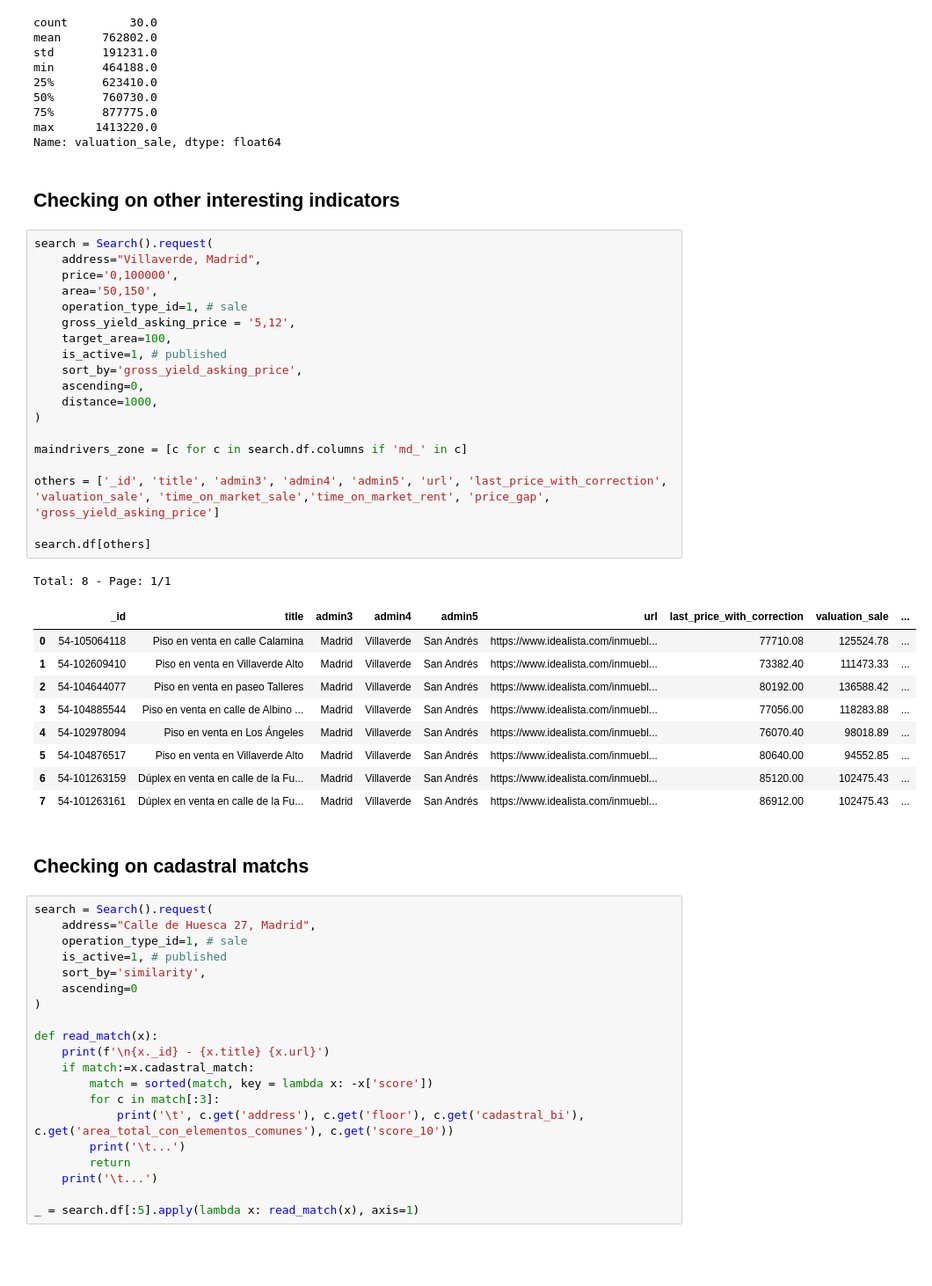
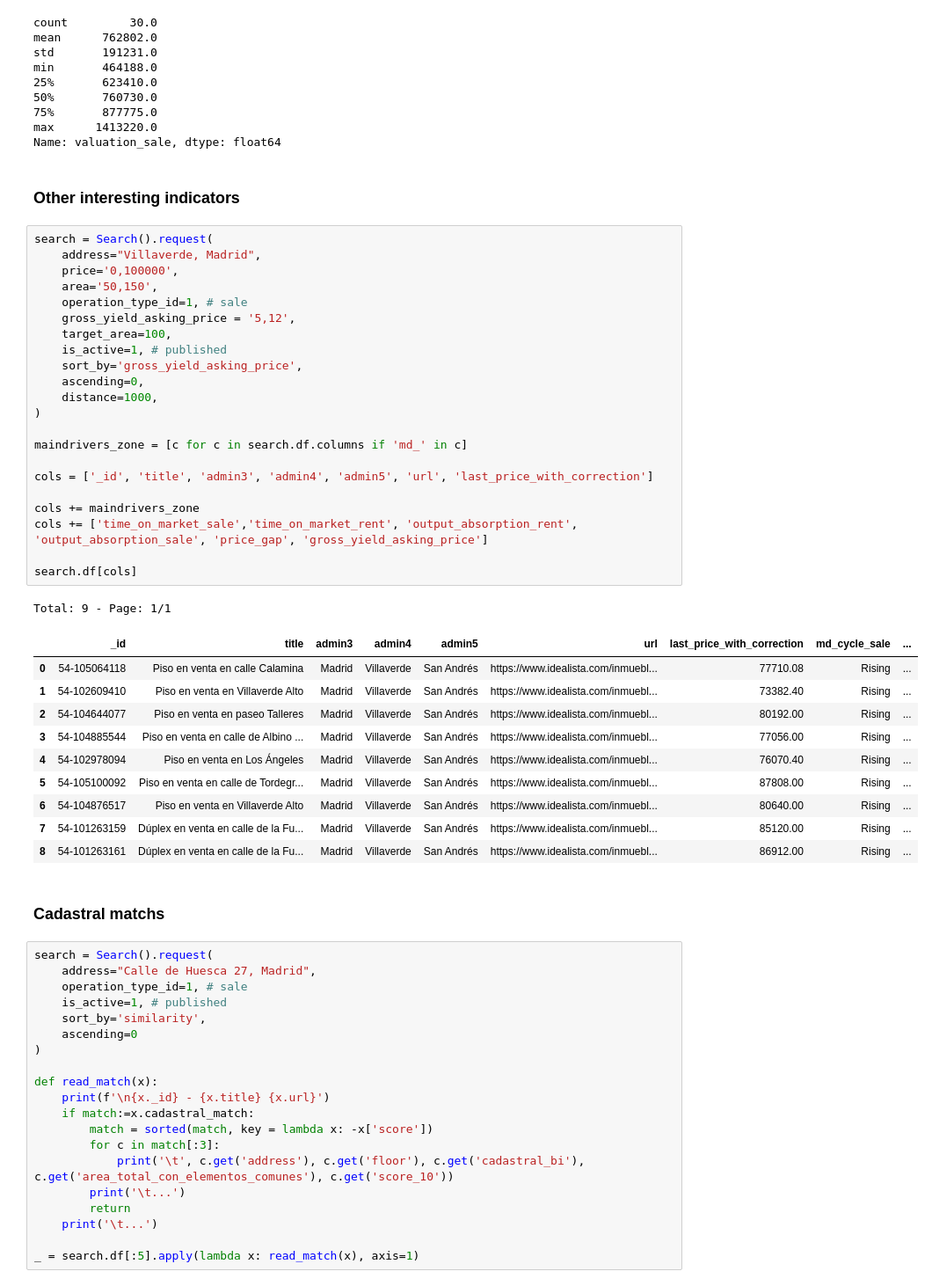
Before and after one commit to urbandataanalytics/pulse-api-getting-started, a Jupyter notebook: 2-Search.ipynb, the cells around one changed output. Shown at 88% size. Saved outputs shown, nothing was run; the diff lists cells and outputs as text; blank space fills up the shorter version.

```diff
--- a/2-Search.ipynb
+++ b/2-Search.ipynb
@@ -139,39 +145,43 @@ min       464188.0
 max      1413220.0
 Name: valuation_sale, dtype: float64
 # %% [markdown]
-## Checking on other interesting indicators
+### Other interesting indicators
-# %%
-search = Search().request(
-    address="Villaverde, Madrid",
-    price='0,100000',
-    area='50,150',
-    operation_type_id=1, # sale
-    gross_yield_asking_price = '5,12',
-    target_area=100,
-    is_active=1, # published
-    sort_by='gross_yield_asking_price',
-    ascending=0,
-    distance=1000,
-)
-
-maindrivers_zone = [c for c in search.df.columns if 'md_' in c]
-
-others = ['_id', 'title', 'admin3', 'admin4', 'admin5', 'url', 'last_price_with_correction', 'valuation_sale', 'time_on_market_sale','time_on_market_rent', 'price_gap', 'gross_yield_asking_price']
-
-search.df[others]
-# %% [output]
-Total: 8 - Page: 1/1
-|  | _id | title | admin3 | admin4 | admin5 | url | last_price_with_correction | valuation_sale | ... |
-| 0 | 54-105064118 | Piso en venta en calle Calamina | Madrid | Villaverde | San Andrés | https://www.idealista.com/inmuebl... | 77710.08 | 125524.78 | ... |
-| 1 | 54-102609410 | Piso en venta en Villaverde Alto | Madrid | Villaverde | San Andrés | https://www.idealista.com/inmuebl... | 73382.40 | 111473.33 | ... |
-| 2 | 54-104644077 | Piso en venta en paseo Talleres | Madrid | Villaverde | San Andrés | https://www.idealista.com/inmuebl... | 80192.00 | 136588.42 | ... |
-| 3 | 54-104885544 | Piso en venta en calle de Albino ... | Madrid | Villaverde | San Andrés | https://www.idealista.com/inmuebl... | 77056.00 | 118283.88 | ... |
-| 4 | 54-102978094 | Piso en venta en Los Ángeles | Madrid | Villaverde | San Andrés | https://www.idealista.com/inmuebl... | 76070.40 | 98018.89 | ... |
-| 5 | 54-104876517 | Piso en venta en Villaverde Alto | Madrid | Villaverde | San Andrés | https://www.idealista.com/inmuebl... | 80640.00 | 94552.85 | ... |
-| 6 | 54-101263159 | Dúplex en venta en calle de la Fu... | Madrid | Villaverde | San Andrés | https://www.idealista.com/inmuebl... | 85120.00 | 102475.43 | ... |
-| 7 | 54-101263161 | Dúplex en venta en calle de la Fu... | Madrid | Villaverde | San Andrés | https://www.idealista.com/inmuebl... | 86912.00 | 102475.43 | ... |
+# %%
+search = Search().request(
+    address="Villaverde, Madrid",
+    price='0,100000',
+    area='50,150',
+    operation_type_id=1, # sale
+    gross_yield_asking_price = '5,12',
+    target_area=100,
+    is_active=1, # published
+    sort_by='gross_yield_asking_price',
+    ascending=0,
+    distance=1000,
+)
+
+maindrivers_zone = [c for c in search.df.columns if 'md_' in c]
+
+cols = ['_id', 'title', 'admin3', 'admin4', 'admin5', 'url', 'last_price_with_correction']
+
+cols += maindrivers_zone
+cols += ['time_on_market_sale','time_on_market_rent', 'output_absorption_rent', 'output_absorption_sale', 'price_gap', 'gross_yield_asking_price']
+
+search.df[cols]
+# %% [output]
+Total: 9 - Page: 1/1
+|  | _id | title | admin3 | admin4 | admin5 | url | last_price_with_correction | md_cycle_sale | ... |
+| 0 | 54-105064118 | Piso en venta en calle Calamina | Madrid | Villaverde | San Andrés | https://www.idealista.com/inmuebl... | 77710.08 | Rising | ... |
+| 1 | 54-102609410 | Piso en venta en Villaverde Alto | Madrid | Villaverde | San Andrés | https://www.idealista.com/inmuebl... | 73382.40 | Rising | ... |
+| 2 | 54-104644077 | Piso en venta en paseo Talleres | Madrid | Villaverde | San Andrés | https://www.idealista.com/inmuebl... | 80192.00 | Rising | ... |
+| 3 | 54-104885544 | Piso en venta en calle de Albino ... | Madrid | Villaverde | San Andrés | https://www.idealista.com/inmuebl... | 77056.00 | Rising | ... |
+| 4 | 54-102978094 | Piso en venta en Los Ángeles | Madrid | Villaverde | San Andrés | https://www.idealista.com/inmuebl... | 76070.40 | Rising | ... |
+| 5 | 54-105100092 | Piso en venta en calle de Tordegr... | Madrid | Villaverde | San Andrés | https://www.idealista.com/inmuebl... | 87808.00 | Rising | ... |
+| 6 | 54-104876517 | Piso en venta en Villaverde Alto | Madrid | Villaverde | San Andrés | https://www.idealista.com/inmuebl... | 80640.00 | Rising | ... |
+| 7 | 54-101263159 | Dúplex en venta en calle de la Fu... | Madrid | Villaverde | San Andrés | https://www.idealista.com/inmuebl... | 85120.00 | Rising | ... |
+| 8 | 54-101263161 | Dúplex en venta en calle de la Fu... | Madrid | Villaverde | San Andrés | https://www.idealista.com/inmuebl... | 86912.00 | Rising | ... |
 # %% [markdown]
-## Checking on cadastral matchs
+### Cadastral matchs
 # %%
 search = Search().request(
     address="Calle de Huesca 27, Madrid",
```
Also changed, not shown: parts of 14 cells of this notebook, 2 other files.
